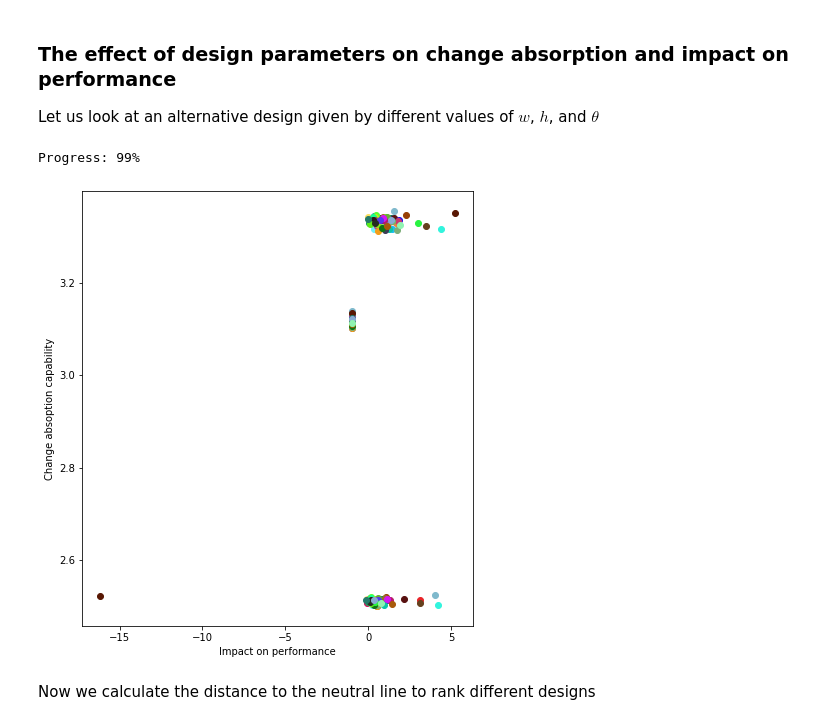
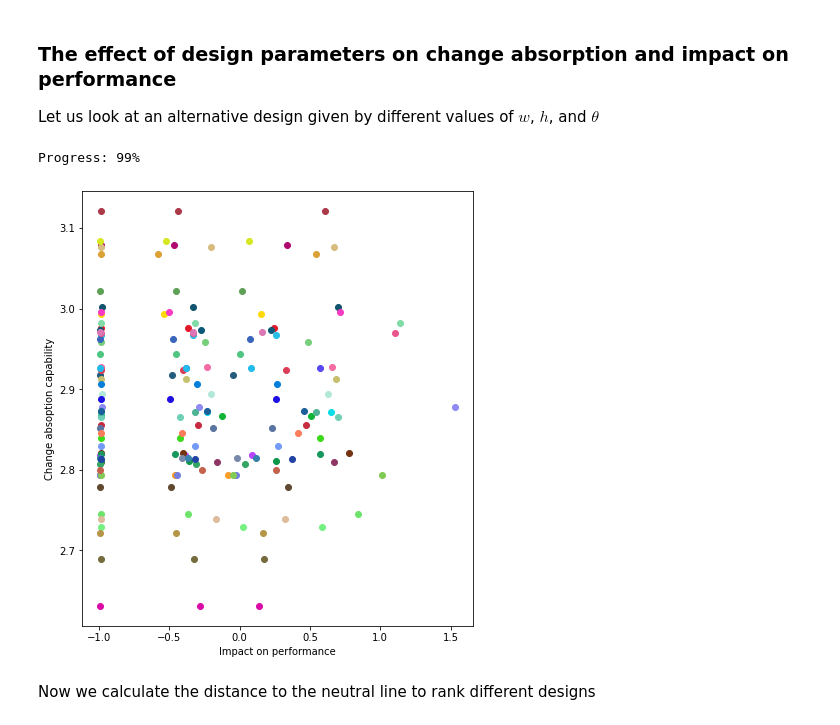
Before and after one commit to sed-group/mvmlib, a Jupyter notebook: docs/source/notebooks/strut_example.ipynb, the cells around one changed output. Drawn from its saved outputs; the diff is of its cells as text; code cells hidden in the pictures.

```diff
--- a/docs/source/notebooks/strut_example.ipynb
+++ b/docs/source/notebooks/strut_example.ipynb
@@ -366,9 +410,11 @@ import matplotlib.pyplot as plt
 import sys
 
 # Effect of alternative designs
-n_designs=100
+n_designs = 100
 n_epochs = 10
-design_doe = Design(man.lb_d,man.ub_d,n_designs,'LHS')
+lb = np.array(man.universe_d)[:, 0]
+ub = np.array(man.universe_d)[:, 1]
+design_doe = Design(lb, ub, n_designs, 'LHS')
 
 # create empty figure
 fig, ax = plt.subplots(figsize=(7, 8))
@@ -530,11 +576,13 @@ We define the random input specifications as follows by supplying the arguments
 from dmLib import InputSpec
 
 # define input specifications
-s1 = InputSpec(center[0],'S1',universe=(325,550),cov_index=0,description='nacelle temperature',
-    distribution=Requirement,symbol='T1',inc = -1e-0,inc_type='rel')
-s2 = InputSpec(center[1],'S2',universe=(325,550),cov_index=1,description='gas surface temperature'
-    ,distribution=Requirement,symbol='T2', inc = +1e-0,inc_type='rel')
-input_specs = [s1,s2,]
+s1 = InputSpec(center[0], 'S1', universe=(325, 550), variable_type='FLOAT', cov_index=0,
+               description='nacelle temperature', distribution=Requirement,
+               symbol='T1', inc=-1e-0, inc_type='rel')
+s2 = InputSpec(center[1], 'S2', universe=(325, 550), variable_type='FLOAT', cov_index=1,
+               description='gas surface temperature', distribution=Requirement,
+               symbol='T2', inc=+1e-0, inc_type='rel')
+input_specs = [s1, s2]
 # %% [markdown]
 We define the ``randomize`` method to allow the MAN to draw random samples on input specs $T_1$ and $T_2$
 # %%
@@ -547,7 +595,7 @@ class StoMAN(MAN):
         s2.random()
 
 sto_man = StoMAN(design_params,input_specs,fixed_params,
-    behaviours,margin_nodes,performances,'MAN_2')
+    behaviours,decisions,margin_nodes,performances,'MAN_2')
 
 # Create surrogate model for estimating threshold performance
 sto_man.train_performance_surrogate(n_samples=700,bandwidth=[1e-1,])
@@ -574,7 +622,7 @@ We use a Monte-Carlo simulation to obtain the distribution of impact and absorpt
 import sys
 
 # Perform Monte-Carlo simulation
-n_epochs = 10000
+n_epochs = 1000
 for n in range(n_epochs):
 
     sys.stdout.write("Progress: %d%%   \r" %((n/n_epochs)* 100)) # display progress
@@ -635,9 +683,11 @@ from dmLib import Design
 import matplotlib.pyplot as plt
 
 # Effect of alternative designs
-n_designs=100
+n_designs = 100
 n_epochs = 10
-design_doe = Design(sto_man.lb_d,sto_man.ub_d,n_designs,'LHS')
+lb = np.array(man.universe_d)[:, 0]
+ub = np.array(man.universe_d)[:, 1]
+design_doe = Design(lb, ub, n_designs, 'LHS')
 
 # create empty figure
 fig, ax = plt.subplots(figsize=(7, 8))
@@ -653,34 +703,34 @@ for d,design in enumerate(design_doe.unscale()):
     sto_man.reset()
     sto_man.reset_outputs()
 
     # Perform Monte-Carlo simulation
     for n in range(n_epochs):
 
         sys.stdout.write("Progress: %d%%   \r" % ((d * n_epochs + n) / (n_designs * n_epochs) * 100))
         sys.stdout.flush()
 
         sto_man.randomize()
         sto_man.forward()
         sto_man.compute_impact()
         sto_man.compute_absorption()
 
     # Extract x and y
     x = np.mean(sto_man.impact_matrix.values,axis=(1,2)).ravel() # average along performance parameters (assumes equal weighting)
     y = np.mean(sto_man.absorption_matrix.values,axis=(1,2)).ravel() # average along input specs (assumes equal weighting)
 
     if not all(np.isnan(y)):
         X = np.vstack((X,x))
         Y = np.vstack((Y,y))
         D = np.vstack((D,design))
 
     # plot the results
     color = np.random.random((1,3))
     ax.scatter(x,y,c=color)
 
 plt.show()
 # %% [output]
 Progress: 99%
-[figure, old version]
+[figure, new version]
 # %% [markdown]
 Now we calculate the distance to the neutral line to rank different designs
 # %%
```
Also changed, not shown: parts of 34 cells of this notebook, 12 other files.
